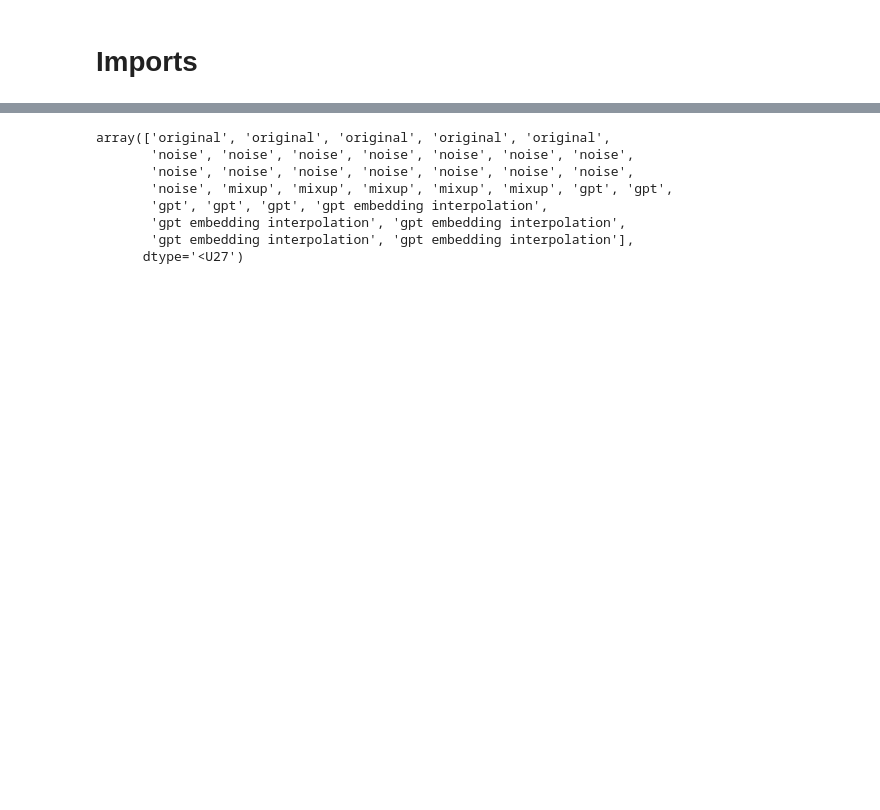
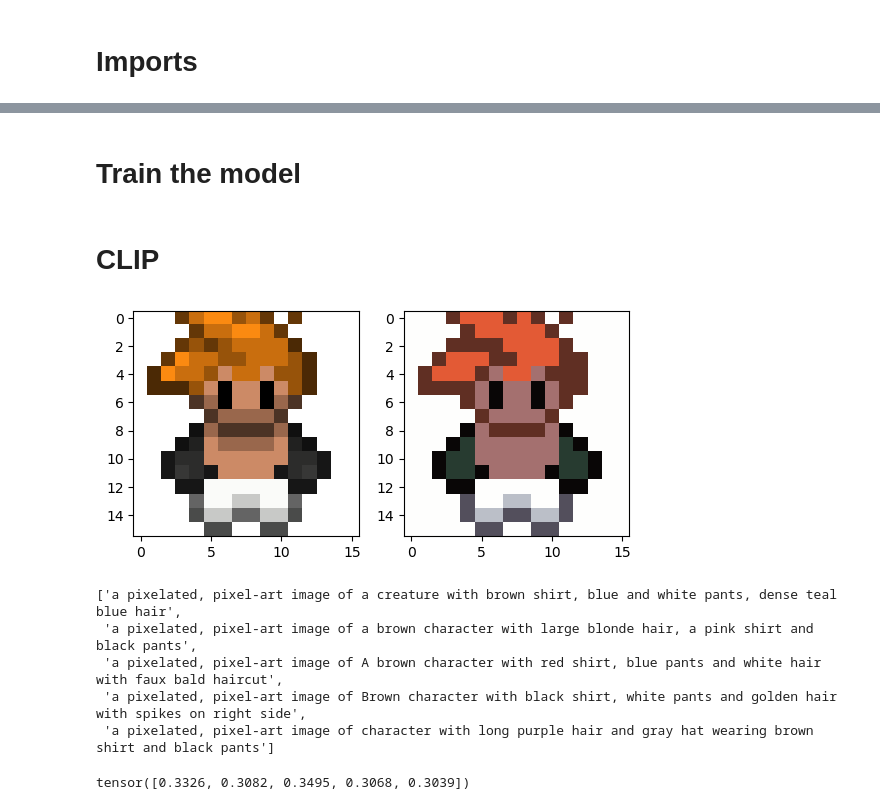
Before and after one commit to RaajithaMiddi/Five-Dollar-Model, a Jupyter notebook: preprocessing.ipynb, the cells around one changed output, grey strips where cells are left out. Drawn from its saved outputs; the diff is of its cells as text; code cells hidden in the pictures; blank space fills up the shorter version.

```diff
--- a/preprocessing.ipynb
+++ b/preprocessing.ipynb
@@ -490,12 +72,0 @@ np.save('datasets/hmei_temp_test.npy', data, allow_pickle=True)
-# %%
-# TODO: read in the raw training data
-raw_images = np.random.randint(0, 256, (5, 16, 16, 3), dtype=np.uint8)
-images, rgb_colors, quantizer = quantize_images(raw_images, n_colors=16)
-
-labels = [
-    'a strong guy wearing a blue headband and a red shirt',
-    'a blue-colored duck wearing a red band',
-    'a woman in green with yellow hair',
-    'a dog wearing a black cap',
-    'a guy in blue shoes, a red cap, and a green top'
-]
@@ -502 +75,3 @@ labels = [
+# %%
+images_oht, rgb_colors, quantizer = images.quantize_images(IMAGES, n_colors=16)
 # %%
@@ -583,11 +163,2 @@ data_train['categories'].shape
-# %%
-data_train['categories']
-# %% [output]
-array(['original', 'original', 'original', 'original', 'original',
-       'noise', 'noise', 'noise', 'noise', 'noise', 'noise', 'noise',
-       'noise', 'noise', 'noise', 'noise', 'noise', 'noise', 'noise',
-       'noise', 'mixup', 'mixup', 'mixup', 'mixup', 'mixup', 'gpt', 'gpt',
-       'gpt', 'gpt', 'gpt', 'gpt embedding interpolation',
-       'gpt embedding interpolation', 'gpt embedding interpolation',
-       'gpt embedding interpolation', 'gpt embedding interpolation'],
-      dtype='<U27')
+# %% [markdown]
+# Train the model
@@ -593,0 +169,21 @@ array(['original', 'original', 'original', 'original', 'original',
+# %% [markdown]
+# CLIP
+# %%
+rgb_images = images.convert_images_to_rgb(images_oht[:5], rgb_colors)
+labels = LABELS[:5]
+
+fig, ax = plt.subplots(1,2)
+ax[0].imshow(IMAGES[3])
+ax[1].imshow(rgb_images[3])
+plt.show()
+PRE_PROMPT = 'a pixelated, pixel-art image of '
+
+annotated_labels = [PRE_PROMPT + l for l in labels]
+annotated_labels
+# %% [output]
+[figure, added]
+['a pixelated, pixel-art image of a creature with brown shirt, blue and white pants, dense teal blue hair',
+ 'a pixelated, pixel-art image of a brown character with large blonde hair, a pink shirt and black pants',
+ 'a pixelated, pixel-art image of A brown character with red shirt, blue pants and white hair with faux bald haircut',
+ 'a pixelated, pixel-art image of Brown character with black shirt, white pants and golden hair with spikes on right side',
+ 'a pixelated, pixel-art image of character with long purple hair and gray hat wearing brown shirt and black pants']
@@ -593,0 +201,7 @@ array(['original', 'original', 'original', 'original', 'original',
+# %%
+import torch.nn.functional as F
+
+similarity = nn.CosineSimilarity(dim=1, eps=1e-6)
+print(similarity(image_embeddings, text_embeddings))
+# %% [output]
+tensor([0.3326, 0.3082, 0.3495, 0.3068, 0.3039])
```
Also changed, not shown: parts of 58 cells of this notebook, 7 other files.
